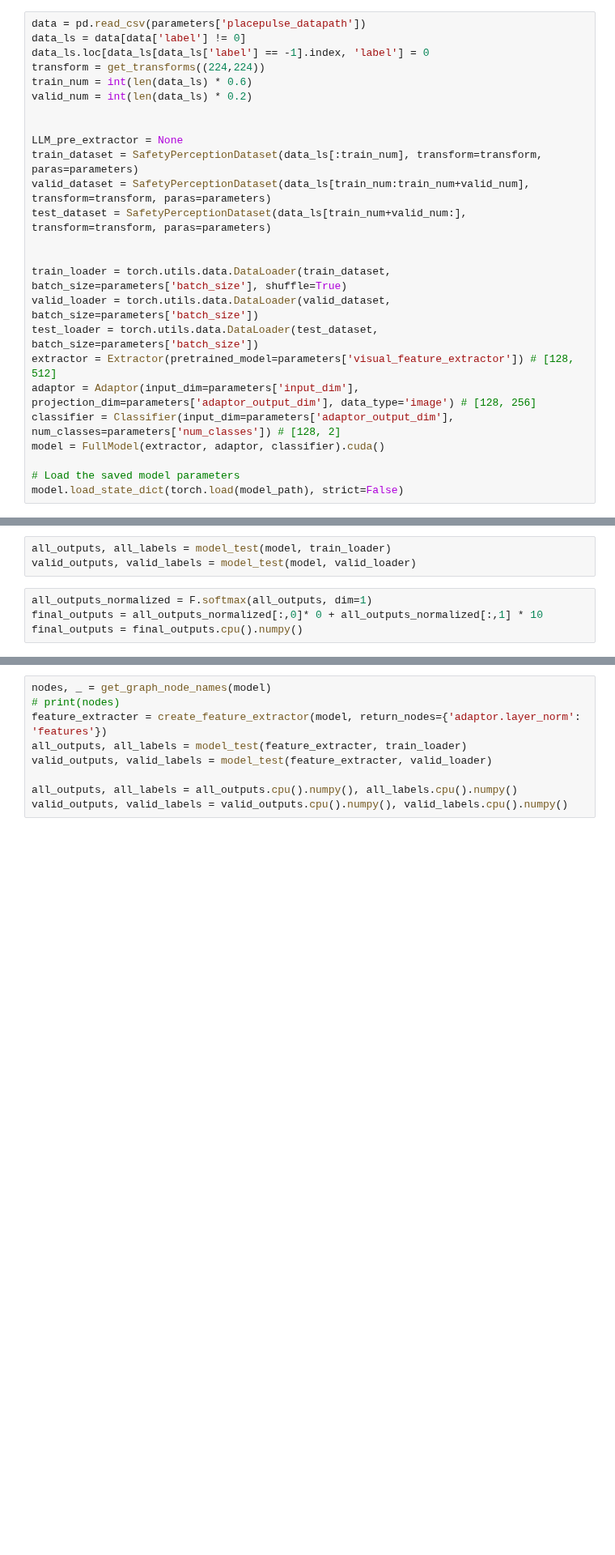
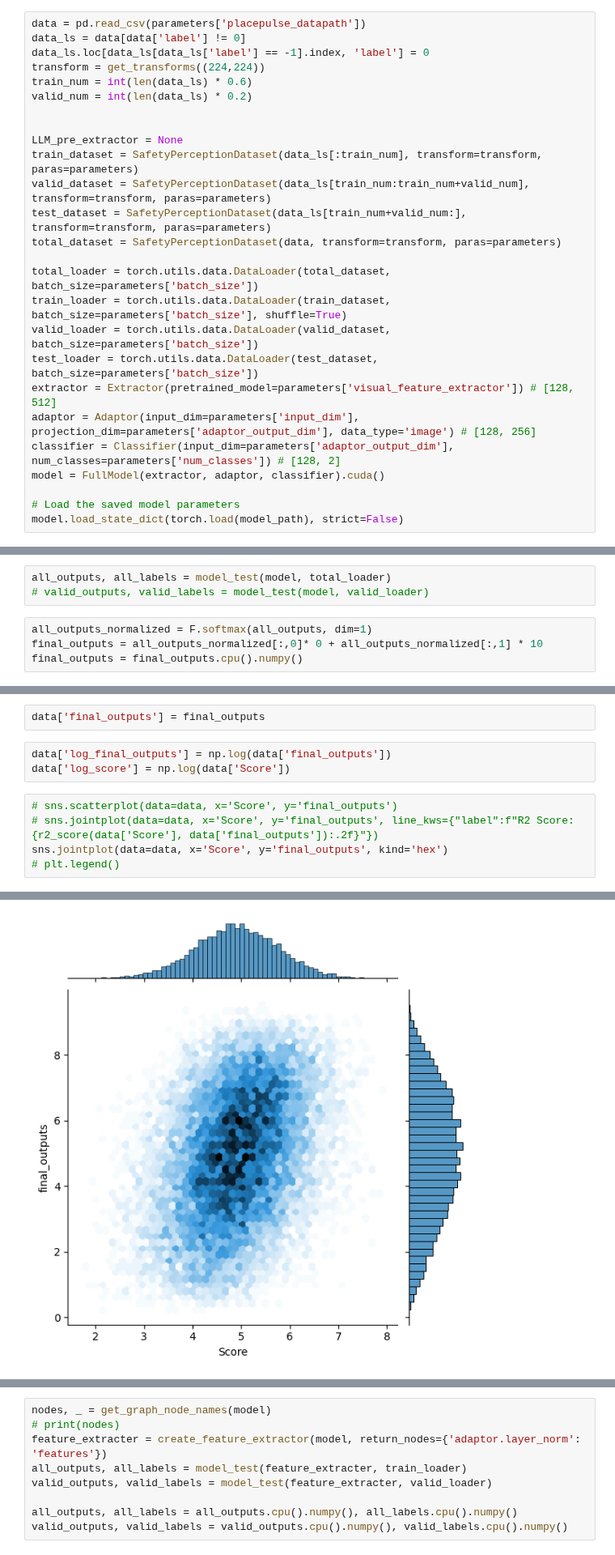
Before and after one commit to CeHouGIS/Safety_Perception_HK, a Jupyter notebook: safety_perception_model/single_model/data fusion.ipynb, the cells around one changed output, grey strips where cells are left out. Shown at 81% size. Cells and saved outputs as stored; diff of their text form; blank space fills up the shorter version.

```diff
--- a/safety_perception_model/single_model/data fusion.ipynb
+++ b/safety_perception_model/single_model/data fusion.ipynb
@@ -66,8 +66,9 @@ LLM_pre_extractor = None
 train_dataset = SafetyPerceptionDataset(data_ls[:train_num], transform=transform, paras=parameters)
 valid_dataset = SafetyPerceptionDataset(data_ls[train_num:train_num+valid_num], transform=transform, paras=parameters)
 test_dataset = SafetyPerceptionDataset(data_ls[train_num+valid_num:], transform=transform, paras=parameters)
+total_dataset = SafetyPerceptionDataset(data, transform=transform, paras=parameters)
 
-
+total_loader = torch.utils.data.DataLoader(total_dataset, batch_size=parameters['batch_size'])
 train_loader = torch.utils.data.DataLoader(train_dataset, batch_size=parameters['batch_size'], shuffle=True)
 valid_loader = torch.utils.data.DataLoader(valid_dataset, batch_size=parameters['batch_size'])
 test_loader = torch.utils.data.DataLoader(test_dataset, batch_size=parameters['batch_size'])
@@ -96,6 +84,6 @@ model.load_state_dict(torch.load(model_path), strict=False)
 # %%
-all_outputs, all_labels = model_test(model, train_loader)
-valid_outputs, valid_labels = model_test(model, valid_loader)
+all_outputs, all_labels = model_test(model, total_loader)
+# valid_outputs, valid_labels = model_test(model, valid_loader)
 # %%
 all_outputs_normalized = F.softmax(all_outputs, dim=1)
 final_outputs = all_outputs_normalized[:,0]* 0 + all_outputs_normalized[:,1] * 10
@@ -131,0 +91,11 @@ sns.heatmap(all_outputs.cpu().numpy())
+# %%
+data['final_outputs'] = final_outputs
+# %%
+data['log_final_outputs'] = np.log(data['final_outputs'])
+data['log_score'] = np.log(data['Score'])
+# %%
+# sns.scatterplot(data=data, x='Score', y='final_outputs')
+# sns.jointplot(data=data, x='Score', y='final_outputs', line_kws={"label":f"R2 Score: {r2_score(data['Score'], data['final_outputs']):.2f}"})
+sns.jointplot(data=data, x='Score', y='final_outputs', kind='hex')
+# plt.legend()
+# %% [output]
@@ -131,0 +103 @@ sns.heatmap(all_outputs.cpu().numpy())
+[figure, added]
```
Also changed, not shown: parts of 20 cells of this notebook, 2 other files.
